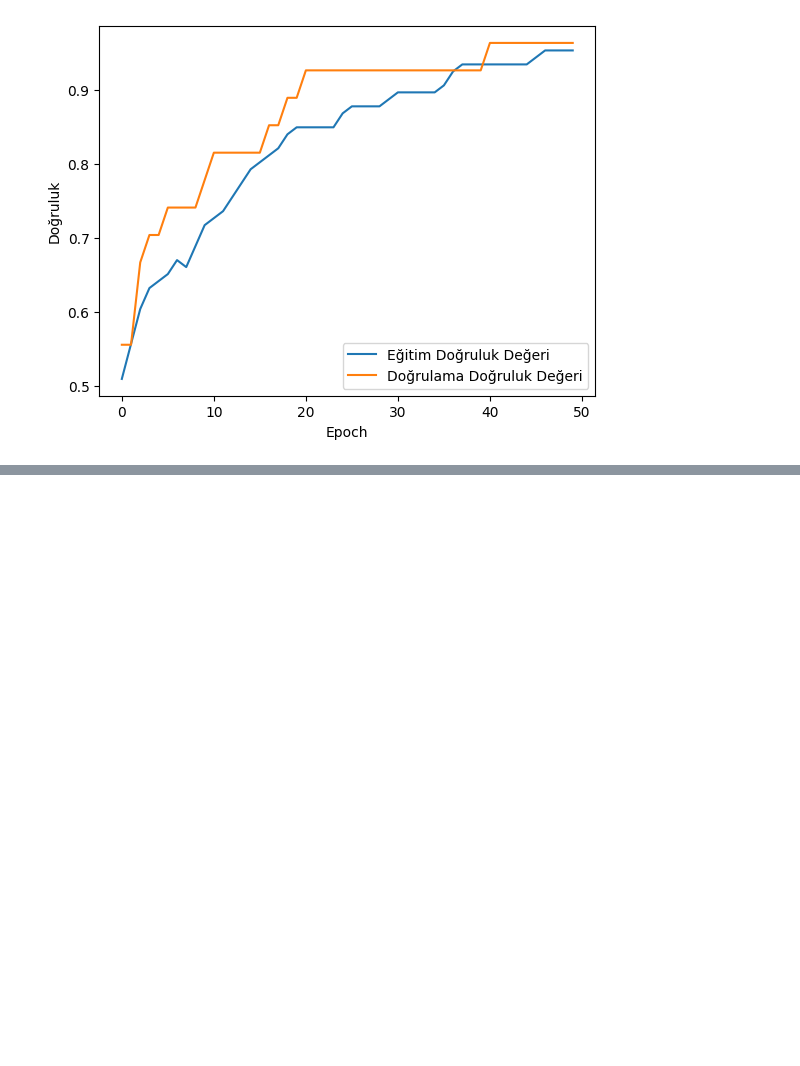
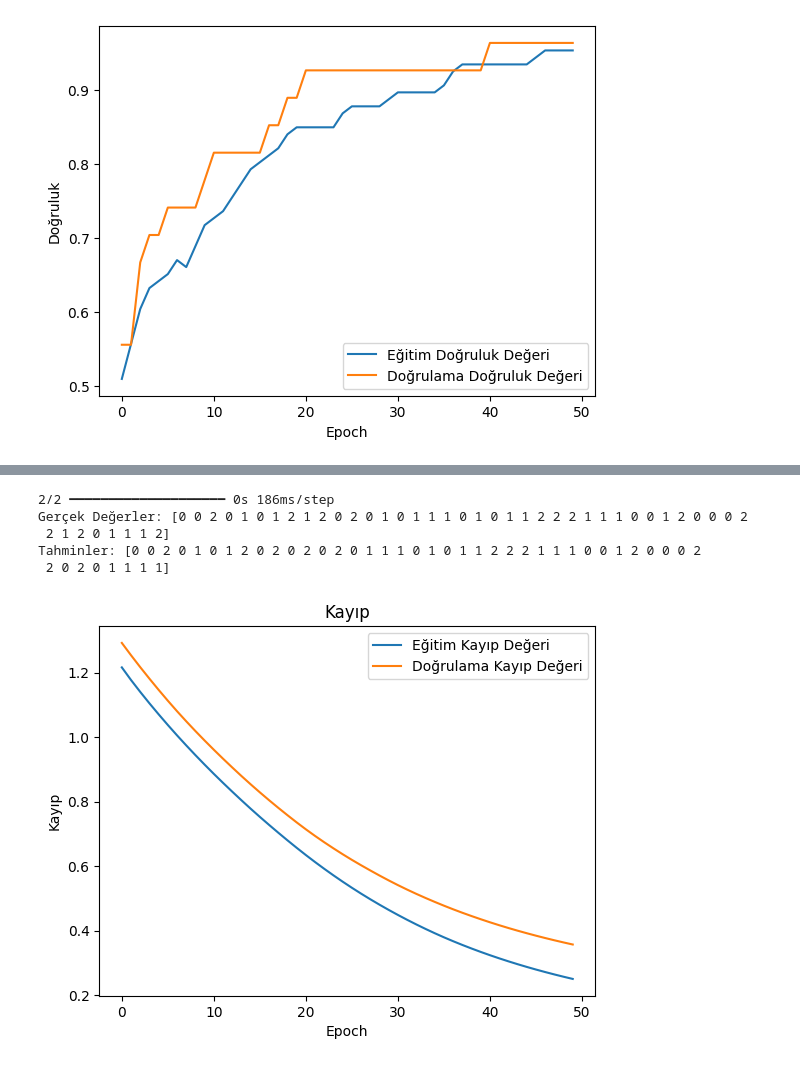
Before and after one commit to digdemorhan/Keras_With_Examples_For_Deep_Learning, a Jupyter notebook: KerasFunctionalAPIExample.ipynb, the cells around one changed output, grey strips where cells are left out. Saved outputs shown, nothing was run; the diff lists cells and outputs as text; code cells hidden in the pictures; blank space fills up the shorter version.

```diff
--- a/KerasFunctionalAPIExample.ipynb
+++ b/KerasFunctionalAPIExample.ipynb
@@ -130,0 +197,23 @@ plt.show()
+# %%
+#Model tahmini
+predictions = model.predict([X_test[:, :5], X_test[:, 5:]])
+predictions_classes = np.argmax(predictions, axis=1)
+print("Gerçek Değerler:", y_test)
+print("Tahminler:", predictions_classes)
+# %% [output]
+2/2 ━━━━━━━━━━━━━━━━━━━━ 0s 186ms/step
+Gerçek Değerler: [0 0 2 0 1 0 1 2 1 2 0 2 0 1 0 1 1 1 0 1 0 1 1 2 2 2 1 1 1 0 0 1 2 0 0 0 2
+ 2 1 2 0 1 1 1 2]
+Tahminler: [0 0 2 0 1 0 1 2 0 2 0 2 0 2 0 1 1 1 0 1 0 1 1 2 2 2 1 1 1 0 0 1 2 0 0 0 2
+ 2 0 2 0 1 1 1 1]
+# %%
+#Eğitim ve doğrulama kayıp değeri için veri görselleştirme
+plt.plot(history.history['loss'], label="Eğitim Kayıp Değeri")
+plt.plot(history.history['val_loss'], label="Doğrulama Kayıp Değeri")
+plt.title("Kayıp")
+plt.xlabel("Epoch")
+plt.ylabel("Kayıp")
+plt.legend()
+plt.show()
+# %% [output]
+[figure, added]
```
Also changed, not shown: parts of 9 cells of this notebook.
